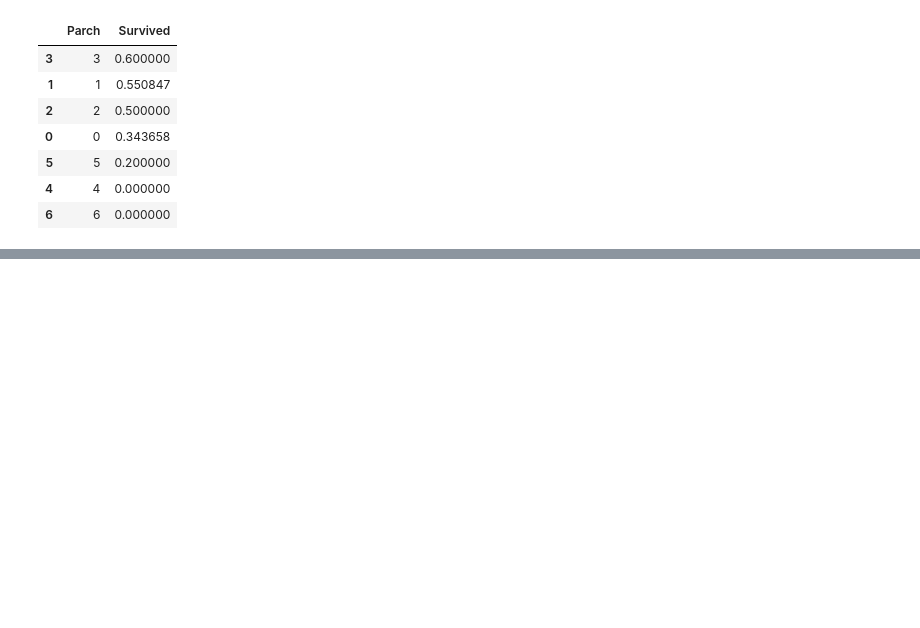
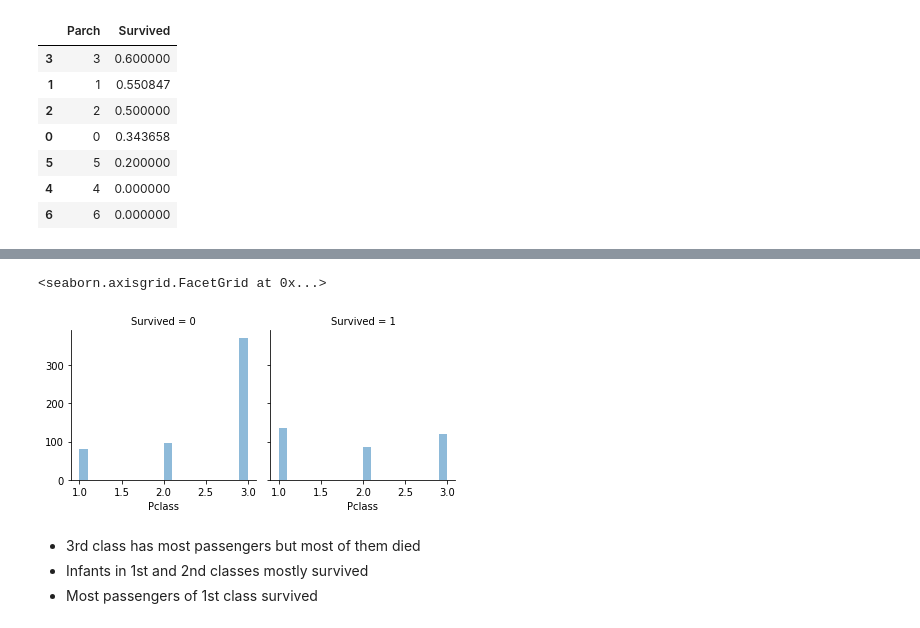
Before and after one commit to hectorLop/Titanic_analysis, a Jupyter notebook: Titanic_features_analysis.ipynb, the cells around one changed output, grey strips where cells are left out. Cells and saved outputs as stored; diff of their text form; code cells hidden in the pictures; blank space fills up the shorter version.

```diff
--- a/Titanic_features_analysis.ipynb
+++ b/Titanic_features_analysis.ipynb
@@ -572,0 +595,10 @@ All of them are assumptions commented before
+# %%
+grid = sns.FacetGrid(train_df, col='Survived')
+grid.map(plt.hist, 'Pclass', alpha=.5, bins=20)
+# %% [output]
+<seaborn.axisgrid.FacetGrid at 0x...>
+[figure, added]
+# %% [markdown]
+- 3rd class has most passengers but most of them died
+- Infants in 1st and 2nd classes mostly survived
+- Most passengers of 1st class survived
```
Also changed, not shown: parts of 8 cells of this notebook.
